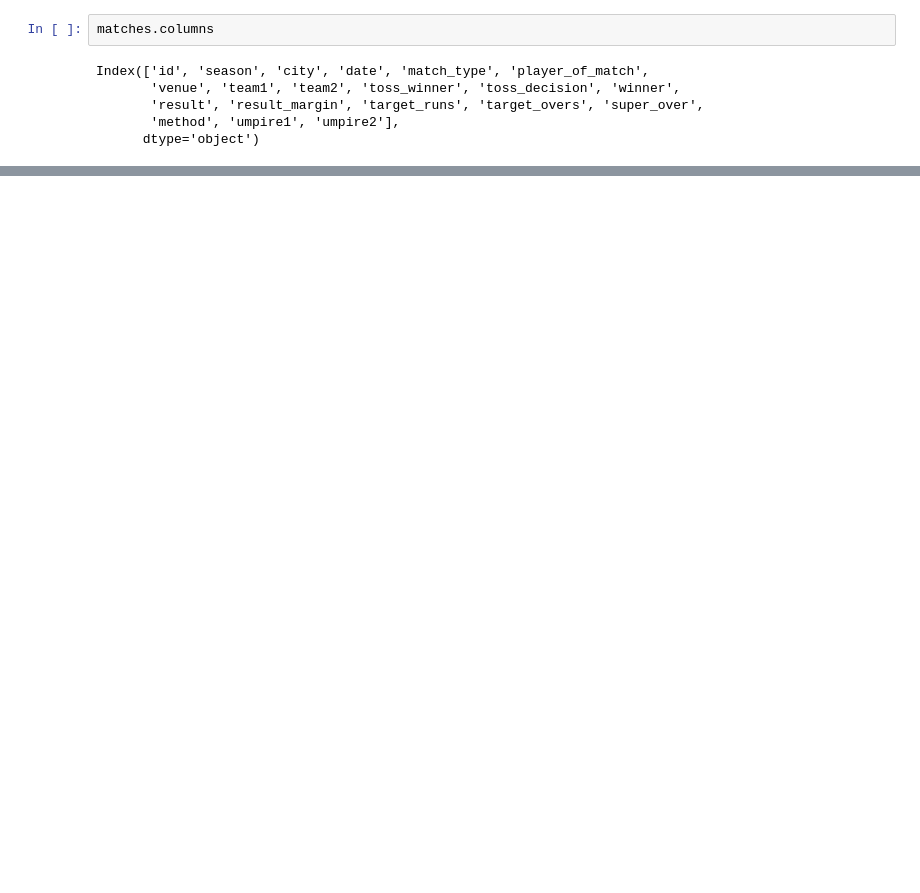
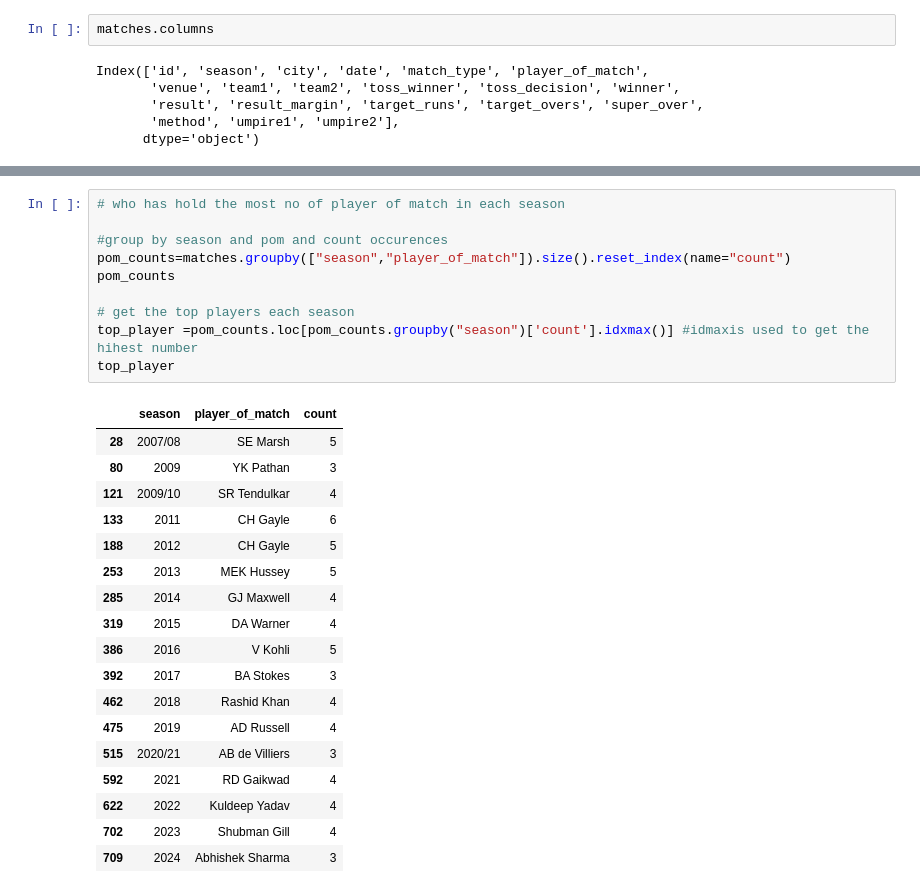
Before and after one commit to web-wizard-web/Pandas-Challanges, a Jupyter notebook: Medium/ipl.ipynb, the cells around one changed output, grey strips where cells are left out. Saved outputs shown, nothing was run; the diff lists cells and outputs as text; blank space fills up the shorter version.

```diff
--- a/Medium/ipl.ipynb
+++ b/Medium/ipl.ipynb
@@ -87,0 +114,29 @@ sns.barplot(x="toss_winner", y="toss_decision", data=matches,estimator=np.sum)
+# %%
+# who has hold the most no of player of match in each season
+
+#group by season and pom and count occurences
+pom_counts=matches.groupby(["season","player_of_match"]).size().reset_index(name="count")
+pom_counts
+
+# get the top players each season
+top_player =pom_counts.loc[pom_counts.groupby("season")['count'].idxmax()] #idmaxis used to get the hihest number
+top_player
+# %% [output]
+|  | season | player_of_match | count |
+| 28 | 2007/08 | SE Marsh | 5 |
+| 80 | 2009 | YK Pathan | 3 |
+| 121 | 2009/10 | SR Tendulkar | 4 |
+| 133 | 2011 | CH Gayle | 6 |
+| 188 | 2012 | CH Gayle | 5 |
+| 253 | 2013 | MEK Hussey | 5 |
+| 285 | 2014 | GJ Maxwell | 4 |
+| 319 | 2015 | DA Warner | 4 |
+| 386 | 2016 | V Kohli | 5 |
+| 392 | 2017 | BA Stokes | 3 |
+| 462 | 2018 | Rashid Khan | 4 |
+| 475 | 2019 | AD Russell | 4 |
+| 515 | 2020/21 | AB de Villiers | 3 |
+| 592 | 2021 | RD Gaikwad | 4 |
+| 622 | 2022 | Kuldeep Yadav | 4 |
+| 702 | 2023 | Shubman Gill | 4 |
+| 709 | 2024 | Abhishek Sharma | 3 |
```
Also changed, not shown: parts of 4 cells of this notebook.
